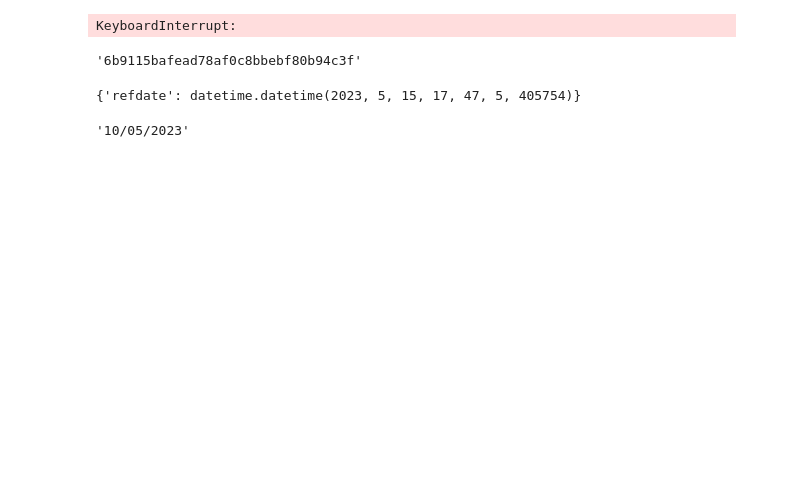
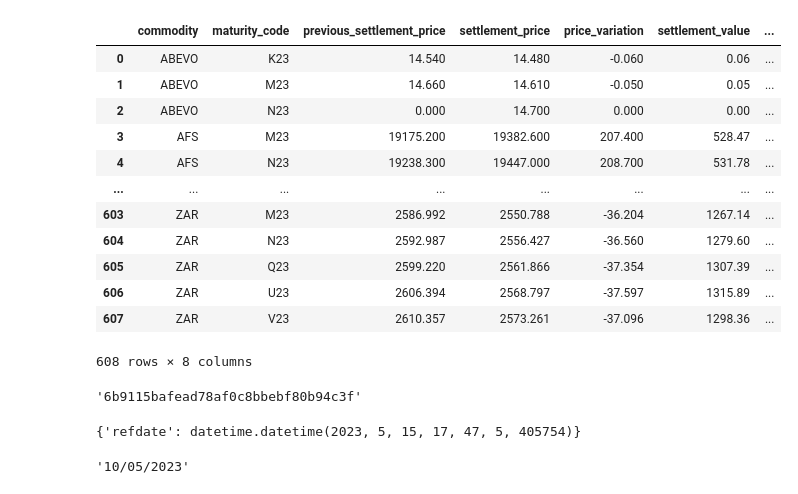
Before and after one commit to wilsonfreitas/brasa, a Jupyter notebook: notebooks/workspace.ipynb, the cells around one changed output. Saved outputs shown, nothing was run; the diff lists cells and outputs as text; code cells hidden in the pictures; blank space fills up the shorter version.

```diff
--- a/notebooks/workspace.ipynb
+++ b/notebooks/workspace.ipynb
@@ -6,9 +6,21 @@ from datetime import datetime
 
 import brasa
 # %%
-brasa.bvbg028_get(datetime(2023, 5, 12))
+brasa.futures_settlement_prices_get(datetime(2023, 5, 12))
 # %% [output]
+|  | commodity | maturity_code | previous_settlement_price | settlement_price | price_variation | settlement_value | ... |
+| 0 | ABEVO | K23 | 14.540 | 14.480 | -0.060 | 0.06 | ... |
+| 1 | ABEVO | M23 | 14.660 | 14.610 | -0.050 | 0.05 | ... |
+| 2 | ABEVO | N23 | 0.000 | 14.700 | 0.000 | 0.00 | ... |
+| 3 | AFS | M23 | 19175.200 | 19382.600 | 207.400 | 528.47 | ... |
+| 4 | AFS | N23 | 19238.300 | 19447.000 | 208.700 | 531.78 | ... |
+| ... | ... | ... | ... | ... | ... | ... | ... |
+| 603 | ZAR | M23 | 2586.992 | 2550.788 | -36.204 | 1267.14 | ... |
+| 604 | ZAR | N23 | 2592.987 | 2556.427 | -36.560 | 1279.60 | ... |
+| 605 | ZAR | Q23 | 2599.220 | 2561.866 | -37.354 | 1307.39 | ... |
+| 606 | ZAR | U23 | 2606.394 | 2568.797 | -37.597 | 1315.89 | ... |
+| 607 | ZAR | V23 | 2610.357 | 2573.261 | -37.096 | 1298.36 | ... |
-KeyboardInterrupt:
+608 rows × 8 columns
 # %%
 import pickle
 import hashlib
```
Also changed, not shown: 3 other files.
